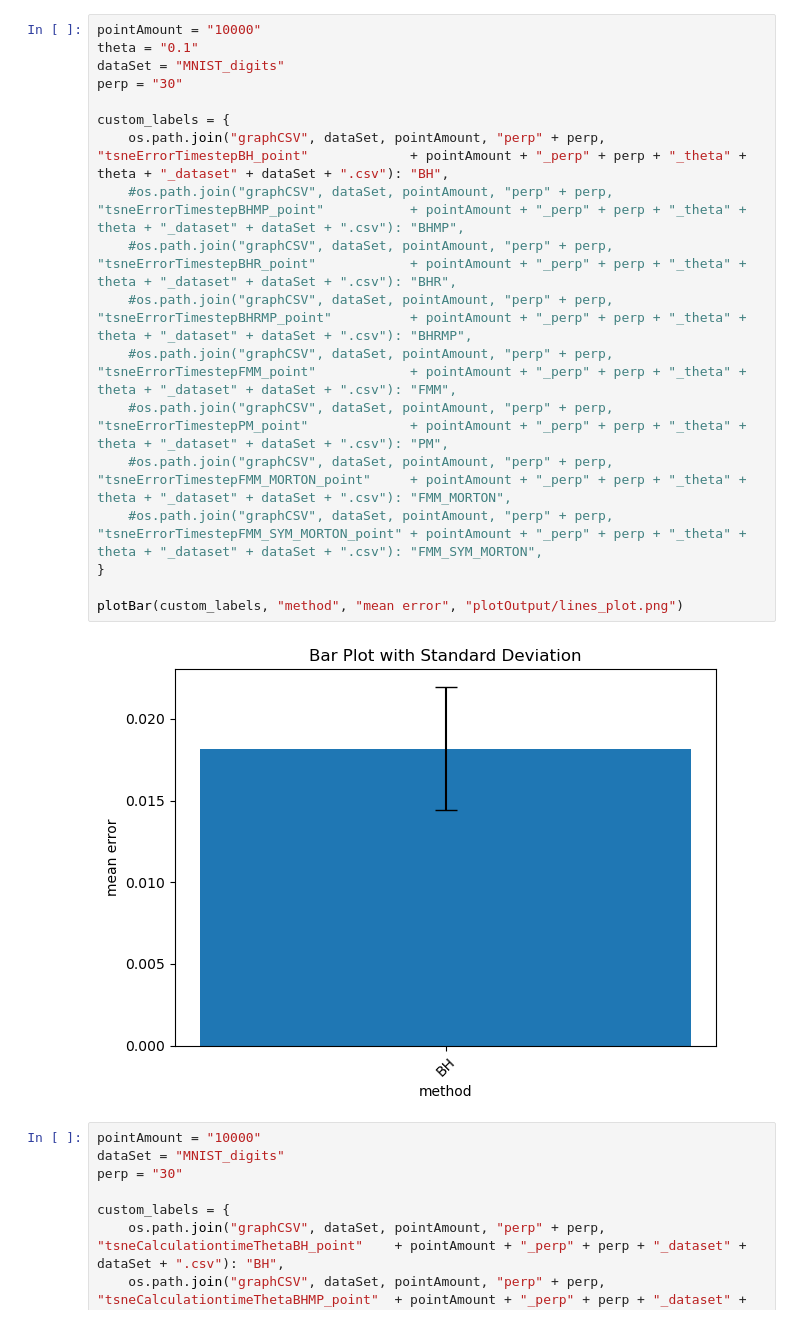
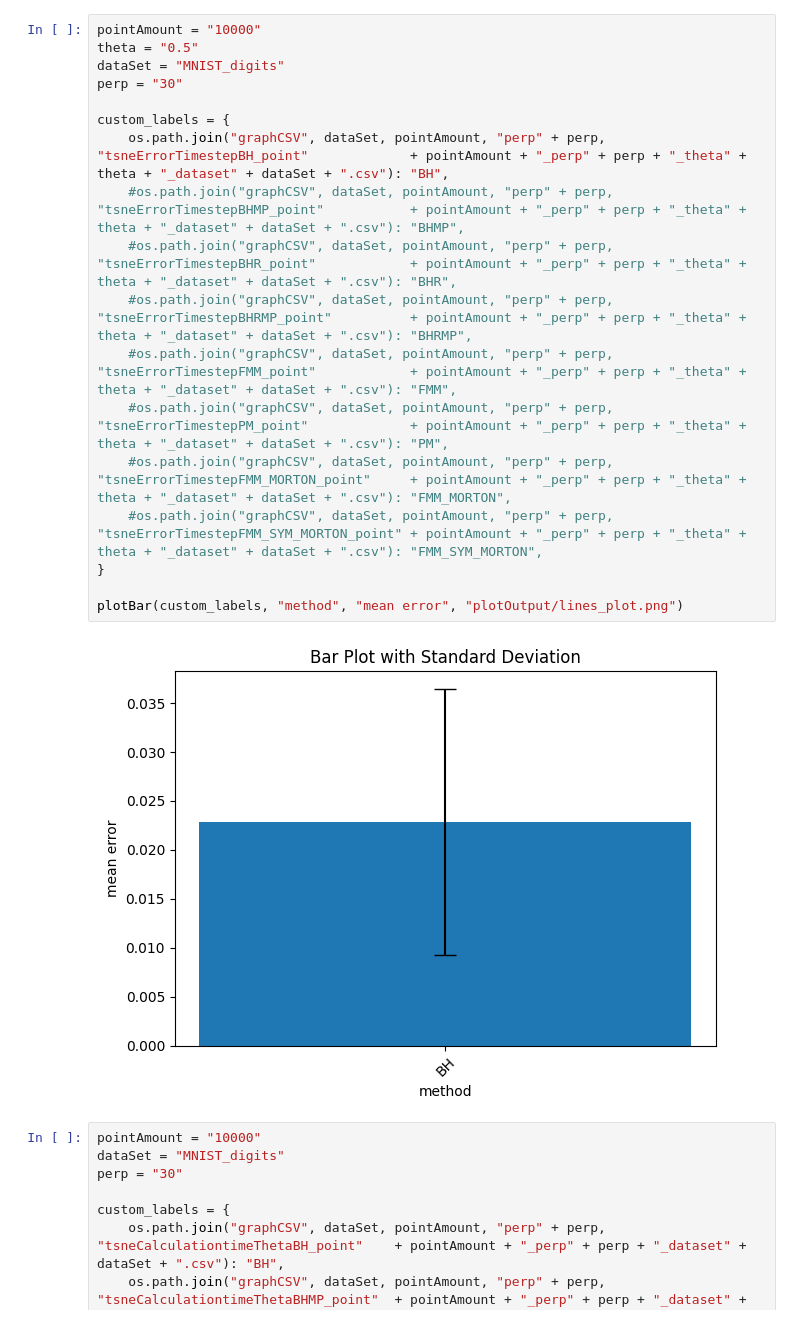
Before and after one commit to LucasFurer/MasterThesisLucas, a Jupyter notebook: grapher.ipynb, the cells around one changed output. Cells and saved outputs as stored; diff of their text form.

```diff
--- a/grapher.ipynb
+++ b/grapher.ipynb
@@ -168,23 +169,23 @@ plotGraph(custom_labels, 0, x_range,"time step", "error", "plotOutput/lines_plot
 # %%
 pointAmount = "10000"
-theta = "0.1"
+theta = "0.5"
 dataSet = "MNIST_digits"
 perp = "30"
 
 custom_labels = {
     os.path.join("graphCSV", dataSet, pointAmount, "perp" + perp, "tsneErrorTimestepBH_point"             + pointAmount + "_perp" + perp + "_theta" + theta + "_dataset" + dataSet + ".csv"): "BH",
     #os.path.join("graphCSV", dataSet, pointAmount, "perp" + perp, "tsneErrorTimestepBHMP_point"           + pointAmount + "_perp" + perp + "_theta" + theta + "_dataset" + dataSet + ".csv"): "BHMP",
     #os.path.join("graphCSV", dataSet, pointAmount, "perp" + perp, "tsneErrorTimestepBHR_point"            + pointAmount + "_perp" + perp + "_theta" + theta + "_dataset" + dataSet + ".csv"): "BHR",
     #os.path.join("graphCSV", dataSet, pointAmount, "perp" + perp, "tsneErrorTimestepBHRMP_point"          + pointAmount + "_perp" + perp + "_theta" + theta + "_dataset" + dataSet + ".csv"): "BHRMP",
     #os.path.join("graphCSV", dataSet, pointAmount, "perp" + perp, "tsneErrorTimestepFMM_point"            + pointAmount + "_perp" + perp + "_theta" + theta + "_dataset" + dataSet + ".csv"): "FMM",
     #os.path.join("graphCSV", dataSet, pointAmount, "perp" + perp, "tsneErrorTimestepPM_point"             + pointAmount + "_perp" + perp + "_theta" + theta + "_dataset" + dataSet + ".csv"): "PM",
     #os.path.join("graphCSV", dataSet, pointAmount, "perp" + perp, "tsneErrorTimestepFMM_MORTON_point"     + pointAmount + "_perp" + perp + "_theta" + theta + "_dataset" + dataSet + ".csv"): "FMM_MORTON",
     #os.path.join("graphCSV", dataSet, pointAmount, "perp" + perp, "tsneErrorTimestepFMM_SYM_MORTON_point" + pointAmount + "_perp" + perp + "_theta" + theta + "_dataset" + dataSet + ".csv"): "FMM_SYM_MORTON",
 }
 
 plotBar(custom_labels, "method", "mean error", "plotOutput/lines_plot.png")
 # %% [output]
-[figure, old version]
+[figure, new version]
 # %%
 pointAmount = "10000"
 dataSet = "MNIST_digits"
```
Also changed, not shown: parts of 2 cells of this notebook, 8 other files.
